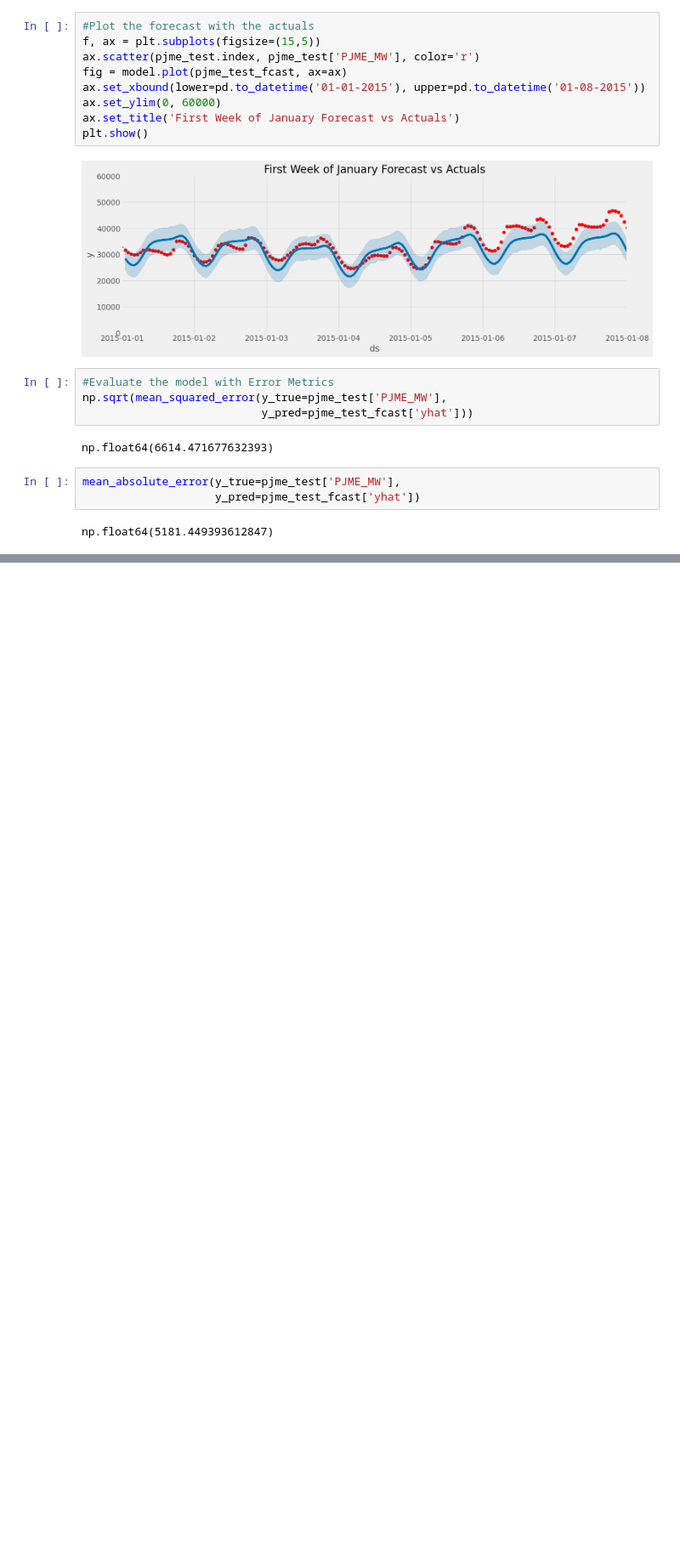
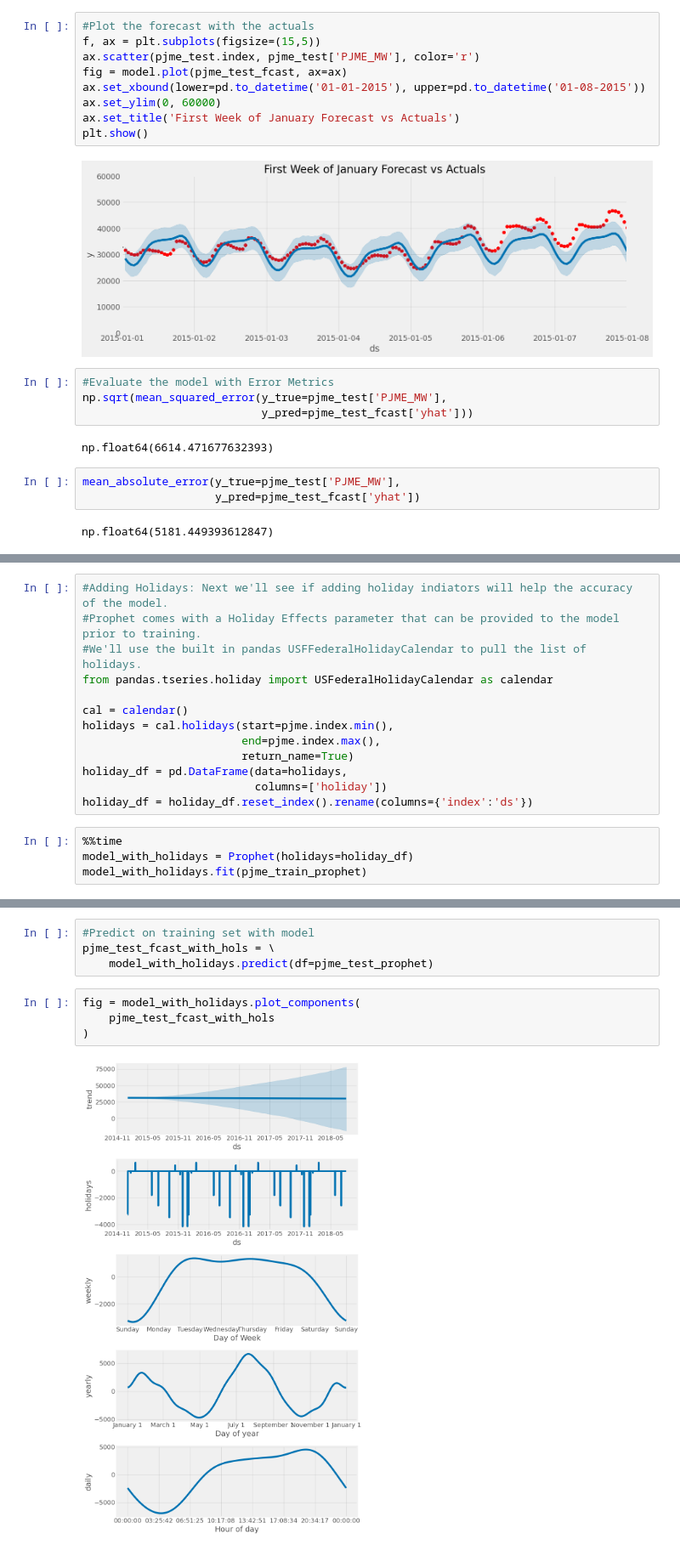
Before and after one commit to cs99alpha/Facebook-Prophet-Project, a Jupyter notebook: Prophet_play.ipynb, the cells around one changed output, grey strips where cells are left out. Shown at 85% size. Cells and saved outputs as stored; diff of their text form; blank space fills up the shorter version.

```diff
--- a/Prophet_play.ipynb
+++ b/Prophet_play.ipynb
@@ -194,0 +200,17 @@ np.float64(5181.449393612847)
+# %%
+#Adding Holidays: Next we'll see if adding holiday indiators will help the accuracy of the model.
+#Prophet comes with a Holiday Effects parameter that can be provided to the model prior to training.
+#We'll use the built in pandas USFFederalHolidayCalendar to pull the list of holidays.
+from pandas.tseries.holiday import USFederalHolidayCalendar as calendar
+
+cal = calendar()
+holidays = cal.holidays(start=pjme.index.min(),
+                        end=pjme.index.max(),
+                        return_name=True)
+holiday_df = pd.DataFrame(data=holidays,
+                          columns=['holiday'])
+holiday_df = holiday_df.reset_index().rename(columns={'index':'ds'})
+# %%
+%%time
+model_with_holidays = Prophet(holidays=holiday_df)
+model_with_holidays.fit(pjme_train_prophet)
@@ -194,0 +223,10 @@ np.float64(5181.449393612847)
+# %%
+#Predict on training set with model
+pjme_test_fcast_with_hols = \
+    model_with_holidays.predict(df=pjme_test_prophet)
+# %%
+fig = model_with_holidays.plot_components(
+    pjme_test_fcast_with_hols
+)
+# %% [output]
+[figure, added]
```
Also changed, not shown: parts of 11 cells of this notebook.
